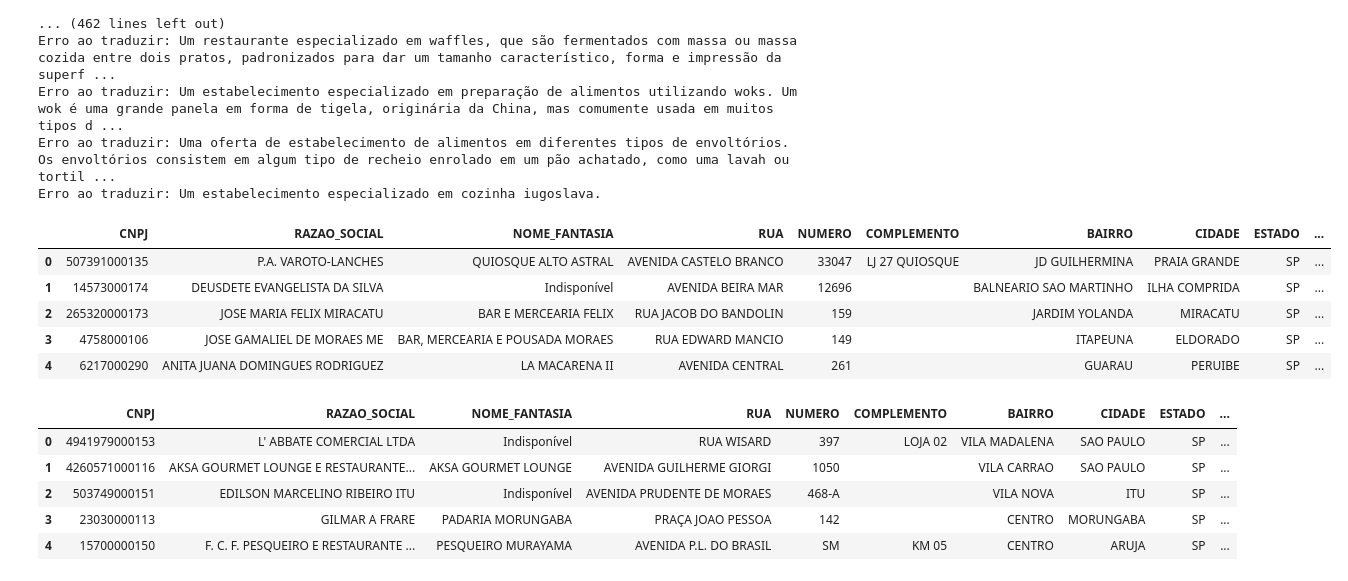
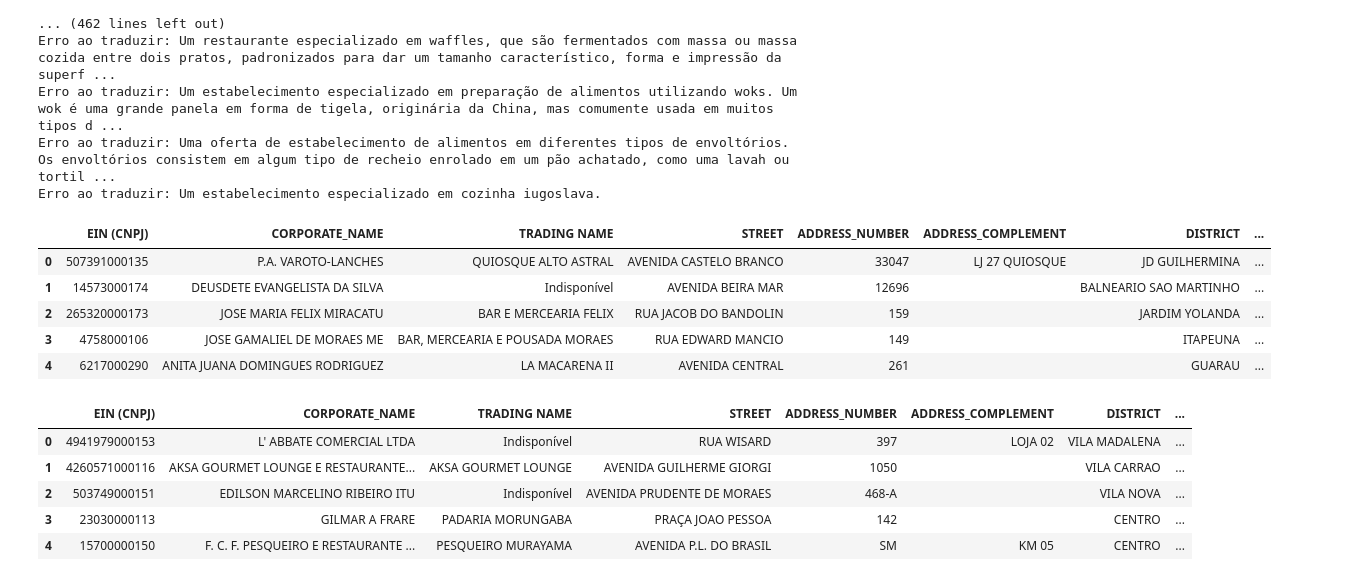
Before and after one commit to Gustavo-H-Martins/ESTABCHECK, a Jupyter notebook: unifica_fontes.ipynb, the cells around one changed output. Saved outputs shown, nothing was run; the diff lists cells and outputs as text; code cells hidden in the pictures.

Commit message:
.
Signed-off-by: gustavolopesmartins <70769813+Gustavo-H-Martins@users.noreply.github.com>

```diff
--- a/unifica_fontes.ipynb
+++ b/unifica_fontes.ipynb
@@ -290,23 +289,23 @@ novonivel4 = pd.read_excel('nivel4.xlsx', index_col=0)
 novonivel5 = pd.read_excel('nivel5.xlsx', index_col=0)
 # %%
 novonivel4 = novonivel4.fillna('')
-novonivel4.to_json('PT_bd_SIGA_04_APPLE.json', orient='records')
+novonivel4.to_json('EN_db_SIGA_04_APPLE.json', orient='records')
 novonivel4.head()
 # %% [output]
-|  | CNPJ | RAZAO_SOCIAL | NOME_FANTASIA | RUA | NUMERO | COMPLEMENTO | BAIRRO | CIDADE | ESTADO | ... |
-| 0 | 507391000135 | P.A. VAROTO-LANCHES | QUIOSQUE ALTO ASTRAL | AVENIDA CASTELO BRANCO | 33047 | LJ 27 QUIOSQUE | JD GUILHERMINA | PRAIA GRANDE | SP | ... |
-| 1 | 14573000174 | DEUSDETE EVANGELISTA DA SILVA | Indisponível | AVENIDA BEIRA MAR | 12696 |  | BALNEARIO SAO MARTINHO | ILHA COMPRIDA | SP | ... |
-| 2 | 265320000173 | JOSE MARIA FELIX MIRACATU | BAR E MERCEARIA FELIX | RUA JACOB DO BANDOLIN | 159 |  | JARDIM YOLANDA | MIRACATU | SP | ... |
-| 3 | 4758000106 | JOSE GAMALIEL DE MORAES ME | BAR, MERCEARIA E POUSADA MORAES | RUA EDWARD MANCIO | 149 |  | ITAPEUNA | ELDORADO | SP | ... |
-| 4 | 6217000290 | ANITA JUANA DOMINGUES RODRIGUEZ | LA MACARENA II | AVENIDA CENTRAL | 261 |  | GUARAU | PERUIBE | SP | ... |
+|  | EIN (CNPJ) | CORPORATE_NAME | TRADING NAME | STREET | ADDRESS_NUMBER | ADDRESS_COMPLEMENT | DISTRICT | ... |
+| 0 | 507391000135 | P.A. VAROTO-LANCHES | QUIOSQUE ALTO ASTRAL | AVENIDA CASTELO BRANCO | 33047 | LJ 27 QUIOSQUE | JD GUILHERMINA | ... |
+| 1 | 14573000174 | DEUSDETE EVANGELISTA DA SILVA | Indisponível | AVENIDA BEIRA MAR | 12696 |  | BALNEARIO SAO MARTINHO | ... |
+| 2 | 265320000173 | JOSE MARIA FELIX MIRACATU | BAR E MERCEARIA FELIX | RUA JACOB DO BANDOLIN | 159 |  | JARDIM YOLANDA | ... |
+| 3 | 4758000106 | JOSE GAMALIEL DE MORAES ME | BAR, MERCEARIA E POUSADA MORAES | RUA EDWARD MANCIO | 149 |  | ITAPEUNA | ... |
+| 4 | 6217000290 | ANITA JUANA DOMINGUES RODRIGUEZ | LA MACARENA II | AVENIDA CENTRAL | 261 |  | GUARAU | ... |
 # %%
 novonivel5 = novonivel5.fillna('')
-novonivel5.to_json('PT_bd_SIGA_05_APPLE.json', orient='records')
+novonivel5.to_json('EN_db_SIGA_05_APPLE.json', orient='records')
 novonivel5.head()
 # %% [output]
-|  | CNPJ | RAZAO_SOCIAL | NOME_FANTASIA | RUA | NUMERO | COMPLEMENTO | BAIRRO | CIDADE | ESTADO | ... |
-| 0 | 4941979000153 | L' ABBATE COMERCIAL LTDA | Indisponível | RUA WISARD | 397 | LOJA 02 | VILA MADALENA | SAO PAULO | SP | ... |
-| 1 | 4260571000116 | AKSA GOURMET LOUNGE E RESTAURANTE... | AKSA GOURMET LOUNGE | AVENIDA GUILHERME GIORGI | 1050 |  | VILA CARRAO | SAO PAULO | SP | ... |
-| 2 | 503749000151 | EDILSON MARCELINO RIBEIRO ITU | Indisponível | AVENIDA PRUDENTE DE MORAES | 468-A |  | VILA NOVA | ITU | SP | ... |
-| 3 | 23030000113 | GILMAR A FRARE | PADARIA MORUNGABA | PRAÇA JOAO PESSOA | 142 |  | CENTRO | MORUNGABA | SP | ... |
-| 4 | 15700000150 | F. C. F. PESQUEIRO E RESTAURANTE ... | PESQUEIRO MURAYAMA | AVENIDA P.L. DO BRASIL | SM | KM 05 | CENTRO | ARUJA | SP | ... |
+|  | EIN (CNPJ) | CORPORATE_NAME | TRADING NAME | STREET | ADDRESS_NUMBER | ADDRESS_COMPLEMENT | DISTRICT | ... |
+| 0 | 4941979000153 | L' ABBATE COMERCIAL LTDA | Indisponível | RUA WISARD | 397 | LOJA 02 | VILA MADALENA | ... |
+| 1 | 4260571000116 | AKSA GOURMET LOUNGE E RESTAURANTE... | AKSA GOURMET LOUNGE | AVENIDA GUILHERME GIORGI | 1050 |  | VILA CARRAO | ... |
+| 2 | 503749000151 | EDILSON MARCELINO RIBEIRO ITU | Indisponível | AVENIDA PRUDENTE DE MORAES | 468-A |  | VILA NOVA | ... |
+| 3 | 23030000113 | GILMAR A FRARE | PADARIA MORUNGABA | PRAÇA JOAO PESSOA | 142 |  | CENTRO | ... |
+| 4 | 15700000150 | F. C. F. PESQUEIRO E RESTAURANTE ... | PESQUEIRO MURAYAMA | AVENIDA P.L. DO BRASIL | SM | KM 05 | CENTRO | ... |
```
Also changed, not shown: parts of 1 cell of this notebook.
